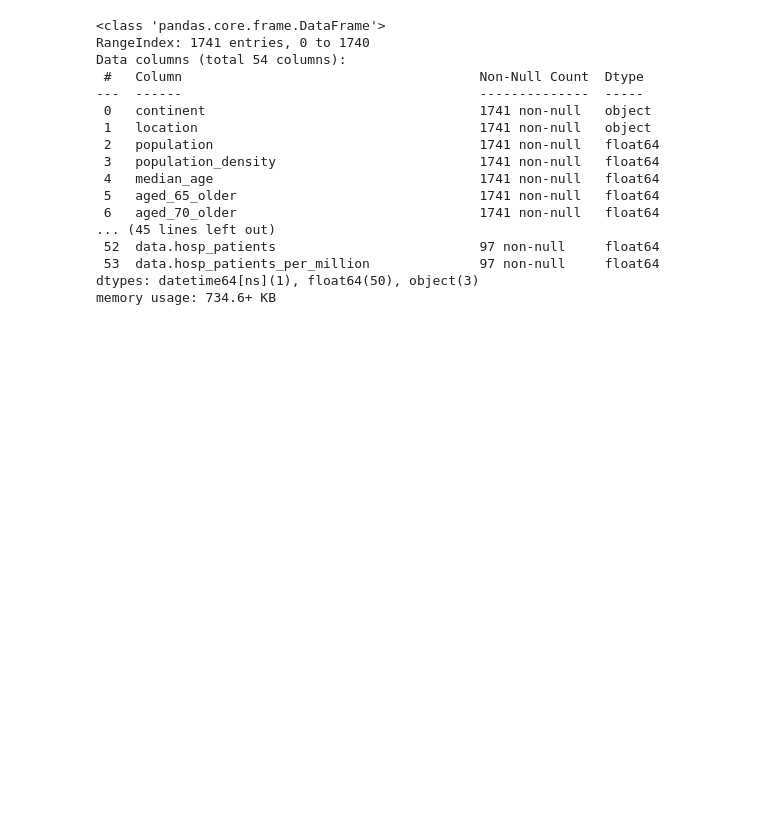
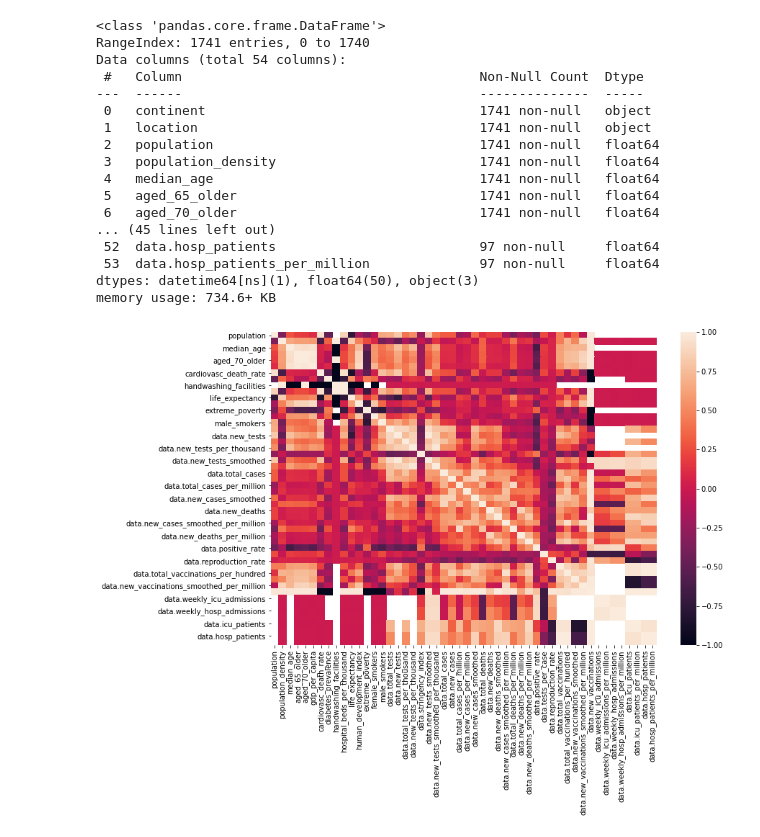
Before and after one commit to EDA-COVID/Proyecto_equipo, a Jupyter notebook: src/main.ipynb, the cells around one changed output. Saved outputs shown, nothing was run; the diff lists cells and outputs as text; code cells hidden in the pictures; blank space fills up the shorter version.

```diff
--- a/src/main.ipynb
+++ b/src/main.ipynb
@@ -149,3 +131,7 @@ Data columns (total 54 columns):
  53  data.hosp_patients_per_million              97 non-null     float64
 dtypes: datetime64[ns](1), float64(50), object(3)
 memory usage: 734.6+ KB
+# %%
+heatmap_df(df=covid, file_name='first_plot')
+# %% [output]
+[figure, added]
```
Also changed, not shown: parts of 2 cells of this notebook, 4 other files.
